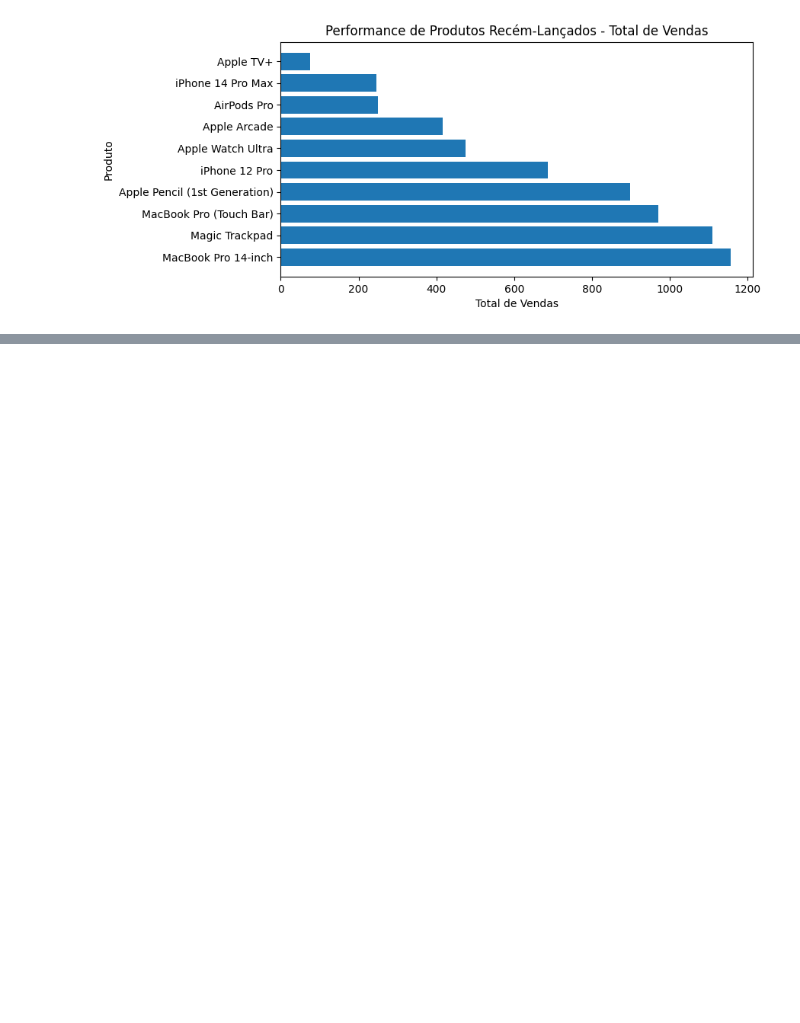
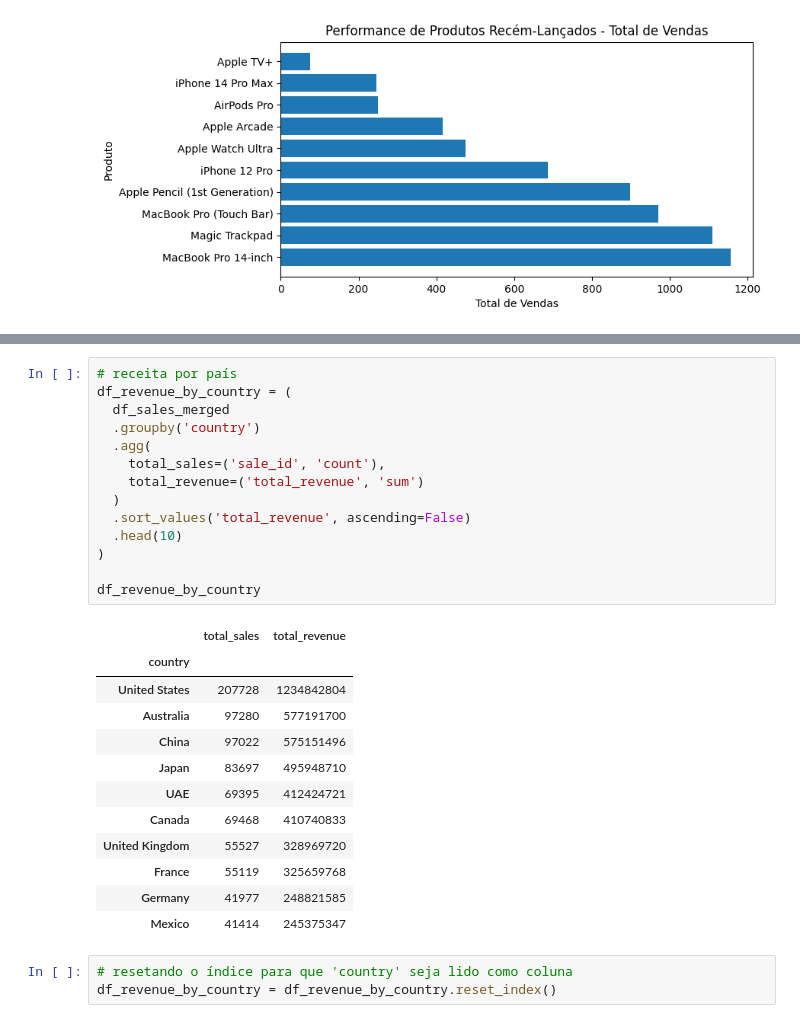
Before and after one commit to anajulia-v/AppleSales, a Jupyter notebook: notebooks/02_exploratory_analysis.ipynb, the cells around one changed output, grey strips where cells are left out. Cells and saved outputs as stored; diff of their text form; blank space fills up the shorter version.

```diff
--- a/notebooks/02_exploratory_analysis.ipynb
+++ b/notebooks/02_exploratory_analysis.ipynb
@@ -361,0 +485,30 @@ plt.show()
+# %%
+# receita por país
+df_revenue_by_country = (
+  df_sales_merged
+  .groupby('country')
+  .agg(
+    total_sales=('sale_id', 'count'),
+    total_revenue=('total_revenue', 'sum')
+  )
+  .sort_values('total_revenue', ascending=False)
+  .head(10)
+)
+
+df_revenue_by_country
+# %% [output]
+|  | total_sales | total_revenue |
+| country |  |  |
+| United States | 207728 | 1234842804 |
+| Australia | 97280 | 577191700 |
+| China | 97022 | 575151496 |
+| Japan | 83697 | 495948710 |
+| UAE | 69395 | 412424721 |
+| Canada | 69468 | 410740833 |
+| United Kingdom | 55527 | 328969720 |
+| France | 55119 | 325659768 |
+| Germany | 41977 | 248821585 |
+| Mexico | 41414 | 245375347 |
+# %%
+# resetando o índice para que 'country' seja lido como coluna
+df_revenue_by_country = df_revenue_by_country.reset_index()
```
Also changed, not shown: parts of 22 cells of this notebook, 1 other file.
